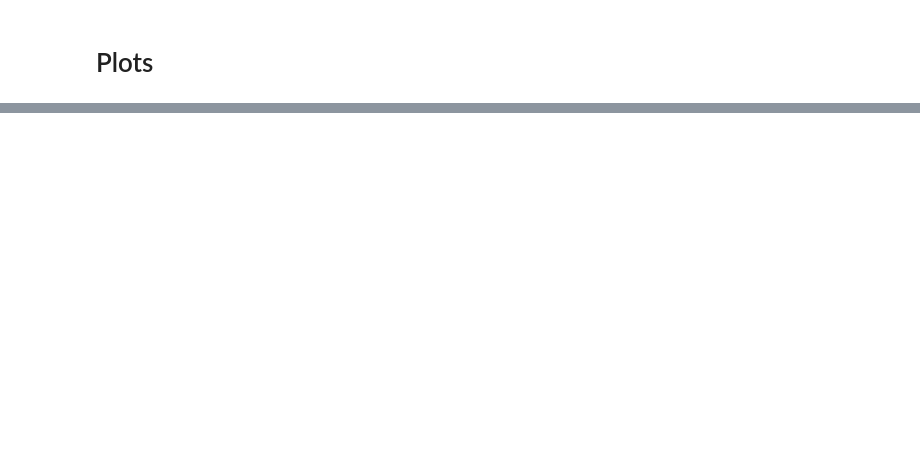
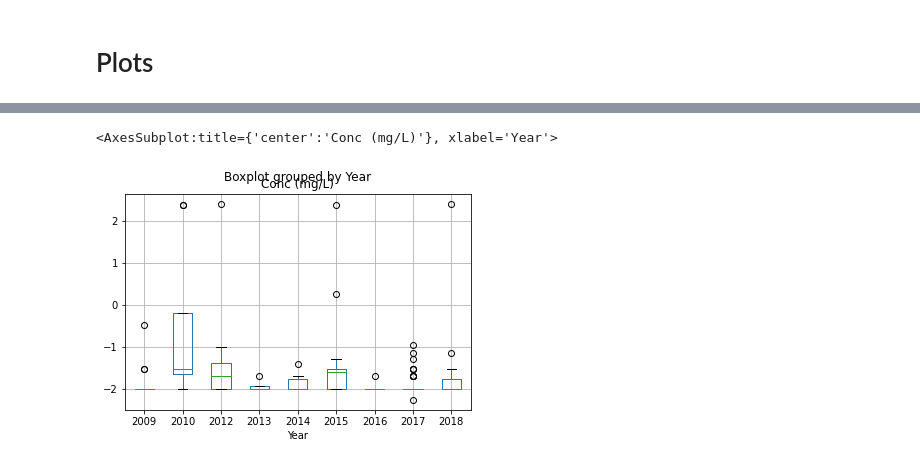
Before and after one commit to E-Lombo/che223-statistics, a Jupyter notebook: Assignment 1/data_extraction.ipynb, the cells around one changed output, grey strips where cells are left out. Saved outputs shown, nothing was run; the diff lists cells and outputs as text; code cells hidden in the pictures; blank space fills up the shorter version.

```diff
--- a/Assignment 1/data_extraction.ipynb
+++ b/Assignment 1/data_extraction.ipynb
@@ -134,0 +148,5 @@ for ion in all_ions:
+# %%
+df_log[(df['Ion'] == 'Fe') & (df['Conc (mg/L)'] != 0)].boxplot(by='Year', column=['Conc (mg/L)'])
+# %% [output]
+<AxesSubplot:title={'center':'Conc (mg/L)'}, xlabel='Year'>
+[figure, added]
```
Also changed, not shown: parts of 17 cells of this notebook, 1 other file.
